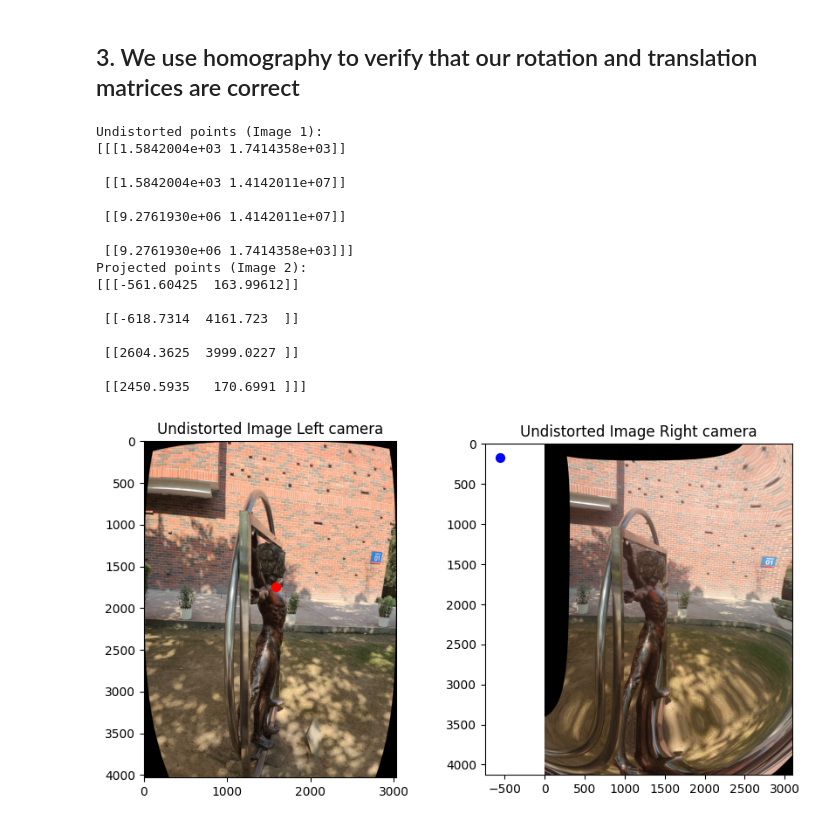
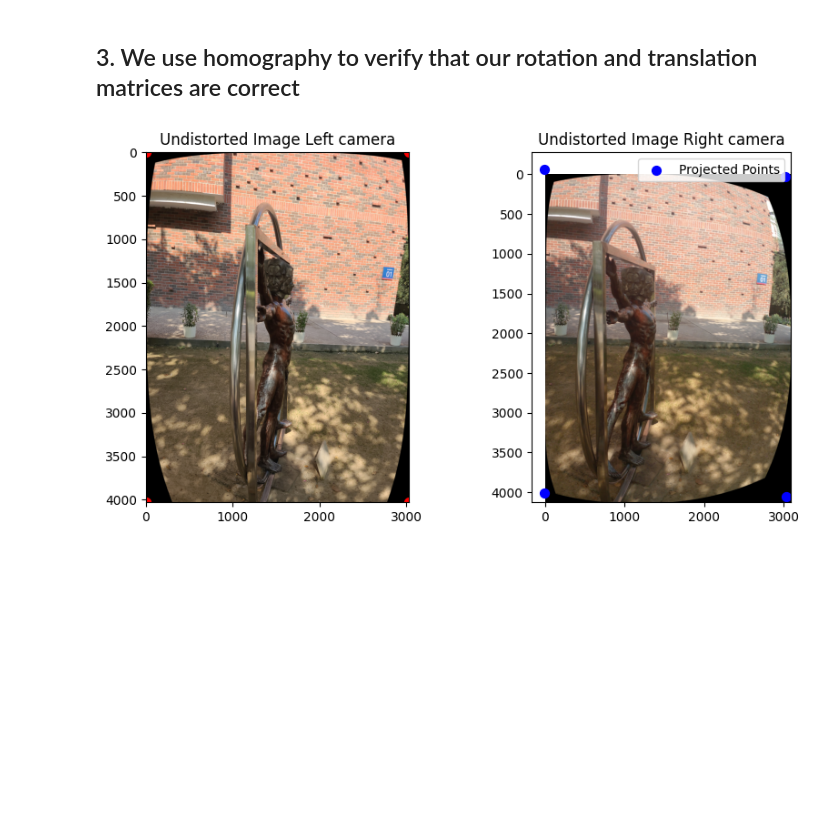
Before and after one commit to natharyan/Stereo-Camera-3D, a Jupyter notebook: main.ipynb, the cells around one changed output. Drawn from its saved outputs; the diff is of its cells as text; code cells hidden in the pictures; blank space fills up the shorter version.

Commit message:
fixed homography

```diff
--- a/main.ipynb
+++ b/main.ipynb
@@ -129,45 +129,32 @@ Translation vector:
 # %%
 import matplotlib.pyplot as plt
 
-P1 = np.dot(newK1, np.hstack((np.eye(3), np.zeros((3, 1))))) # P1 = K1 * [I|0]
-P2 = np.dot(newK2, np.hstack((R, t))) # P2 = K2 * [R|t] (R and t are with respect to the first camera)
-
-H1 = newK1 @ np.eye(3)  # Homography for left camera
-H2 = newK2 @ R @ np.linalg.inv(newK1)  # Homography for right camera
+P1 = np.dot(newK1, np.hstack((np.eye(3), np.zeros((3, 1)))))  # Left camera: P1 = K1 * [I|0]
+P2 = np.dot(newK2, np.hstack((R, t)))  # Right camera: P2 = K2 * [R|t]
 
 h, w = img1_undistorted.shape[:2]
-points = np.array([[0, 0], [0, h - 1], [w - 1, h - 1], [w - 1, 0]], dtype=np.float32).reshape(-1, 1, 2)
-undistorted_points = cv2.perspectiveTransform(points, H1)
-projected_points = cv2.perspectiveTransform(points, H2)
+points1 = np.array([[0, 0], [0, h - 1], [w - 1, h - 1], [w - 1, 0]], dtype=np.float32).T
 
-print("Undistorted points (Image 1):")
-print(undistorted_points)
-print("Projected points (Image 2):")
-print(projected_points)
+points1_homogeneous = np.vstack((points1, np.ones((1, points1.shape[1]))))
+
+points_3D_homogeneous = cv2.triangulatePoints(P1, P2, points1[:2], points1[:2])
+
+points_3D = points_3D_homogeneous[:3] / points_3D_homogeneous[3]
+
+projected_points_homogeneous = np.dot(P2, np.vstack((points_3D, np.ones((1, points_3D.shape[1])))))
+projected_points = projected_points_homogeneous[:2] / projected_points_homogeneous[2]
 
 fig, axs = plt.subplots(1, 2, figsize=(10, 5))
-axs[0].imshow(cv2.cvtColor(img1_undistorted_copy, cv2.COLOR_BGR2RGB))
-axs[0].scatter(undistorted_points[0, :, 0], undistorted_points[0, :, 1], c='red', s=50, label='Points')
+
+axs[0].imshow(cv2.cvtColor(img1_undistorted, cv2.COLOR_BGR2RGB))
+axs[0].scatter(points1[0], points1[1], c='red', s=50, label='Original Points')
 axs[0].set_title('Undistorted Image Left camera')
-axs[1].imshow(cv2.cvtColor(img2_undistorted_copy, cv2.COLOR_BGR2RGB))
-axs[1].scatter(projected_points[0, :, 0], projected_points[0, :, 1], c='blue', s=50, label='Points')
+
+axs[1].imshow(cv2.cvtColor(img2_undistorted, cv2.COLOR_BGR2RGB))
+axs[1].scatter(projected_points[0], projected_points[1], c='blue', s=50, label='Projected Points')
 axs[1].set_title('Undistorted Image Right camera')
+
+plt.legend()
 plt.show()
 # %% [output]
-Undistorted points (Image 1):
-[[[1.5842004e+03 1.7414358e+03]]
-
- [[1.5842004e+03 1.4142011e+07]]
-
- [[9.2761930e+06 1.4142011e+07]]
-
- [[9.2761930e+06 1.7414358e+03]]]
-Projected points (Image 2):
-[[[-561.60425  163.99612]]
-
- [[-618.7314  4161.723  ]]
-
- [[2604.3625  3999.0227 ]]
-
- [[2450.5935   170.6991 ]]]
-[figure, old version]
+[figure, new version]
```
Also changed, not shown: parts of 3 cells of this notebook, 2 other files.
